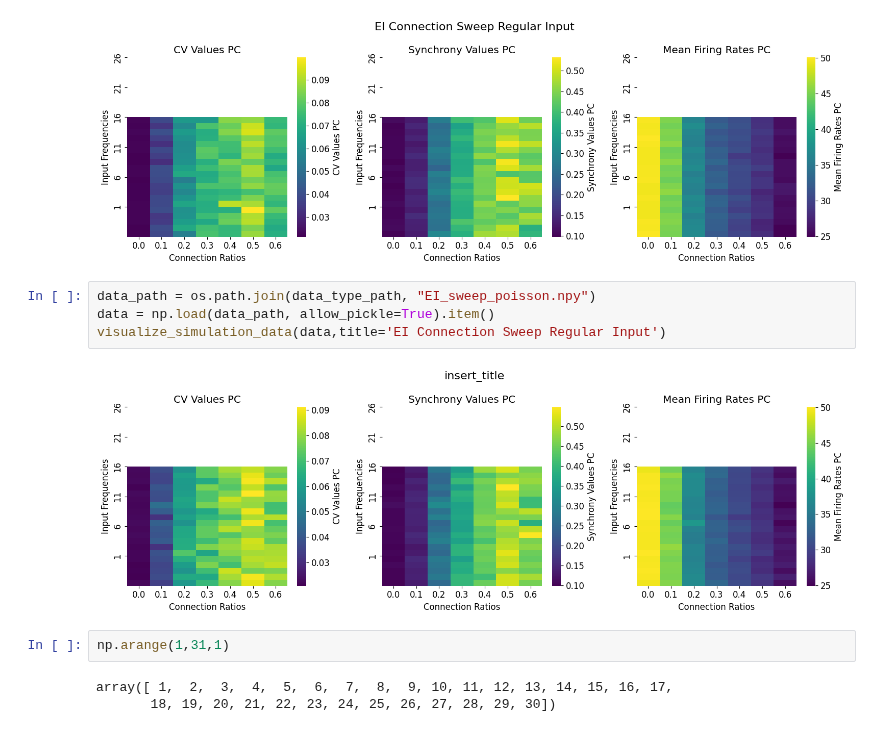
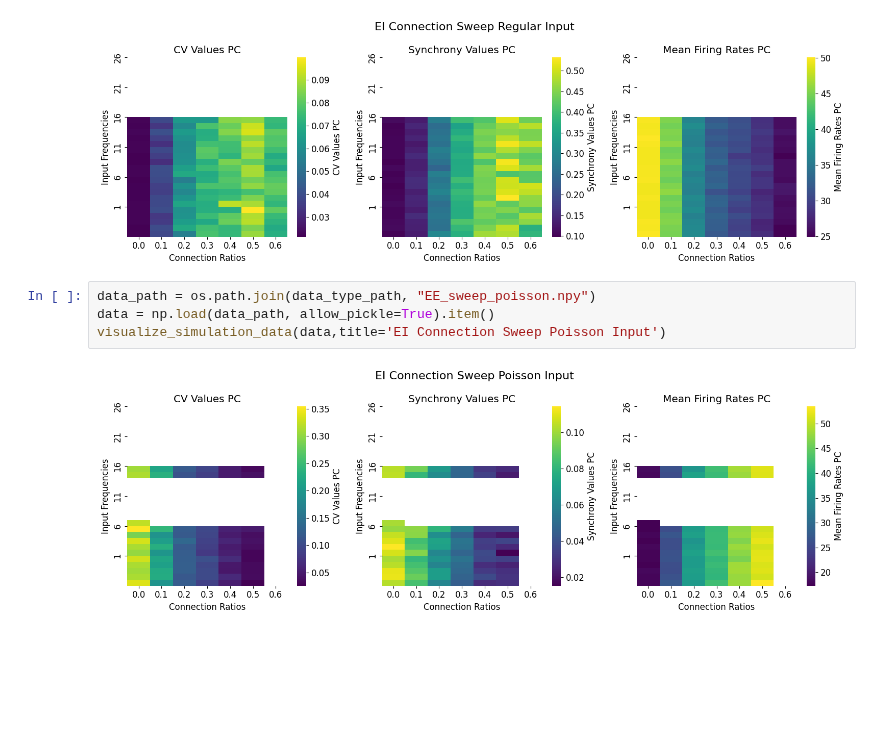
Before and after one commit to Aramatos/dynapse2_adaptation, a Jupyter notebook: EI_sweep.ipynb, the cells around one changed output. Drawn from its saved outputs; the diff is of its cells as text; blank space fills up the shorter version.

```diff
--- a/EI_sweep.ipynb
+++ b/EI_sweep.ipynb
@@ -484,13 +484,8 @@ visualize_simulation_data(data,title='EI Connection Sweep Regular Input')
 # %% [output]
 [figure]
 # %%
-data_path = os.path.join(data_type_path, "EI_sweep_poisson.npy")
+data_path = os.path.join(data_type_path, "EE_sweep_poisson.npy")
 data = np.load(data_path, allow_pickle=True).item()
-visualize_simulation_data(data,title='EI Connection Sweep Regular Input')
+visualize_simulation_data(data,title='EI Connection Sweep Poisson Input')
 # %% [output]
-[figure, old version]
+[figure, new version]
-# %%
-np.arange(1,31,1)
-# %% [output]
-array([ 1,  2,  3,  4,  5,  6,  7,  8,  9, 10, 11, 12, 13, 14, 15, 16, 17,
-       18, 19, 20, 21, 22, 23, 24, 25, 26, 27, 28, 29, 30])
```
Also changed, not shown: parts of 1 cell of this notebook, 5 other files.
